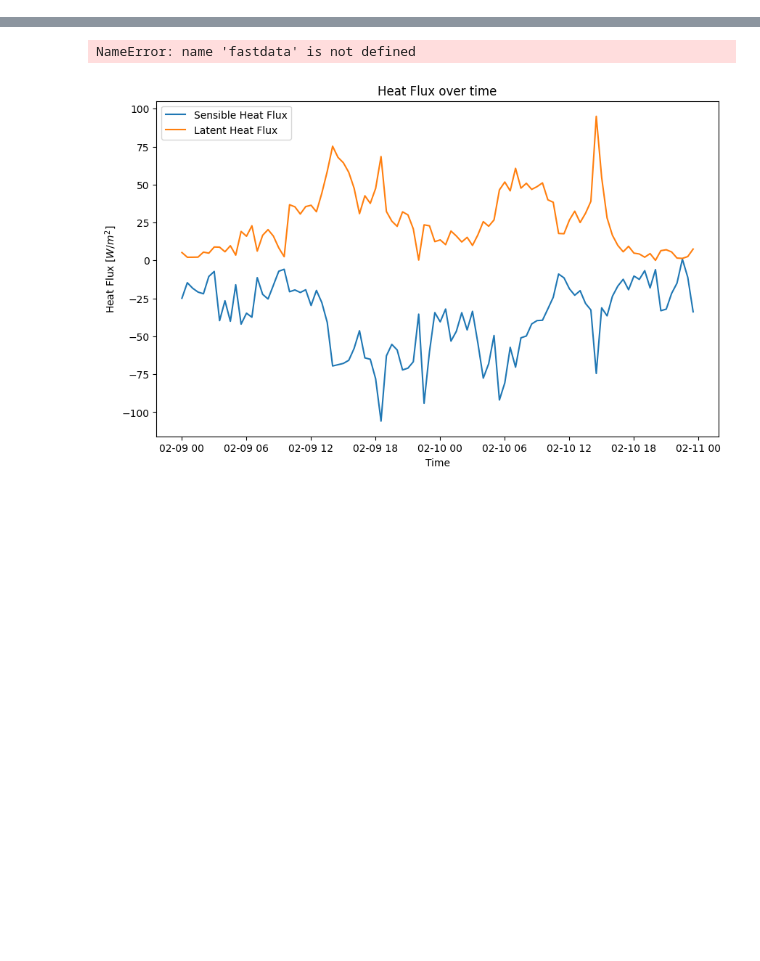
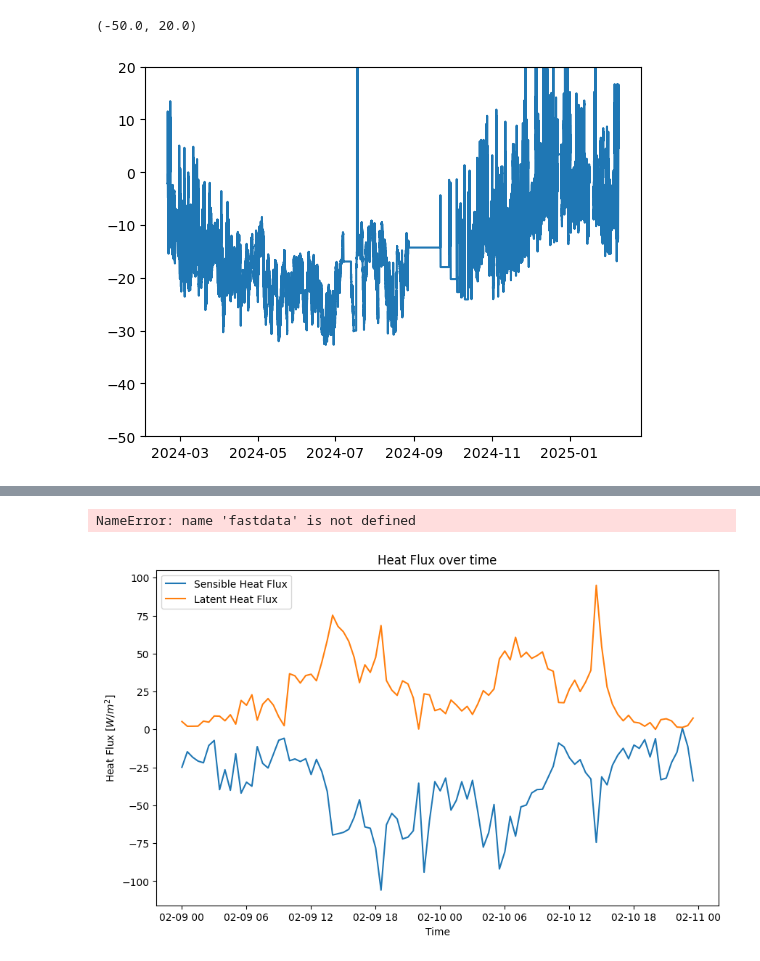
Before and after one commit to Rainette9/DataProcessingScripts, a Jupyter notebook: Processing_main.ipynb, the cells around one changed output, grey strips where cells are left out. Cells and saved outputs as stored; diff of their text form; code cells hidden in the pictures; blank space fills up the shorter version.

```diff
--- a/Processing_main.ipynb
+++ b/Processing_main.ipynb
@@ -32,0 +201,6 @@ from Func_DR import *
+# %%
+plt.plot(slowdata['SensorT'])
+plt.ylim(-50, 20)
+# %% [output]
+(-50.0, 20.0)
+[figure, added]
```
Also changed, not shown: parts of 10 cells of this notebook, 9 other files.
